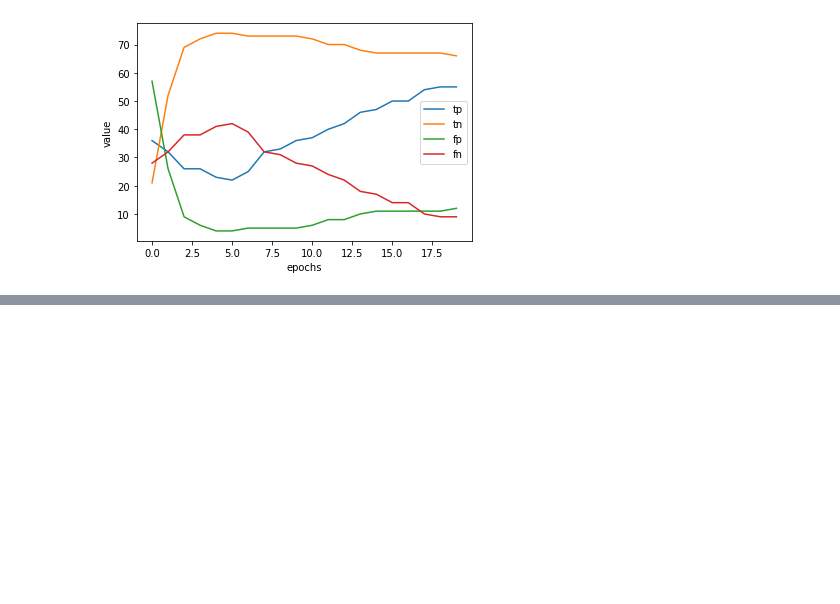
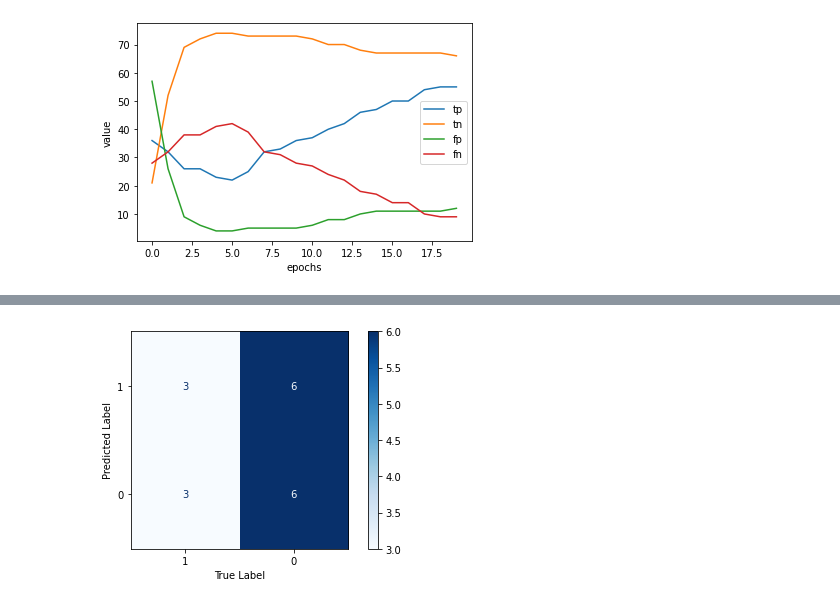
Before and after one commit to johancodes/heart-disease, a Jupyter notebook: heart_disease_ml.ipynb, the cells around one changed output, grey strips where cells are left out. Saved outputs shown, nothing was run; the diff lists cells and outputs as text; code cells hidden in the pictures; blank space fills up the shorter version.

```diff
--- a/heart_disease_ml.ipynb
+++ b/heart_disease_ml.ipynb
@@ -872,0 +912,25 @@ plt.legend()
+# %%
+'''
+# so when we predict with the final data, X_test_scaled, we find that recall is not better
+# than predictions with X_val_scaled. So for the final model, I will manually adust the
+# threshold for decision (1 or 0) by creating a reusable function that incorporates the model.
+# I do this to try to bring the recall down as low as possible (ie lowest false negs because
+# this is a heart disease model and false negs are terrible).
+
+def ml_model_with_adjusted_thresh(input_data_scaled, model_name, threshold):
+
+    X_test_scaled_preds = model_name.predict(input_data_scaled)
+
+    list = []
+
+    for i in range(len(X_test_scaled_preds)):
+        if X_test_scaled_preds[i] <= threshold:
+            list.append(0)
+        else:
+            list.append(1)
+    return np.asarray(list).reshape(-1,1) # convert to numpy array with shape (n,1)
+
+adjusted_pred_result = ml_model_with_adjusted_thresh(input_data_scaled=X_test_scaled, model_name=model5, threshold=0.4)
+
+adjusted_pred_result == y_test
+'''
@@ -872,0 +955,15 @@ plt.legend()
+# %%
+'''
+# create a conf matrix with results
+
+fig, ax = plt.subplots(1,1,figsize=(7,4))
+
+ConfusionMatrixDisplay(confusion_matrix(adjusted_pred_result, y_test,labels=[1,0]),
+                       display_labels=[1,0]).plot(ax=ax, cmap=plt.cm.Blues, colorbar=True)
+
+ax.set_xlabel("True Label")
+ax.set_ylabel("Predicted Label")
+plt.show()
+'''
+# %% [output]
+[figure, added]
```
Also changed, not shown: parts of 29 cells of this notebook.
